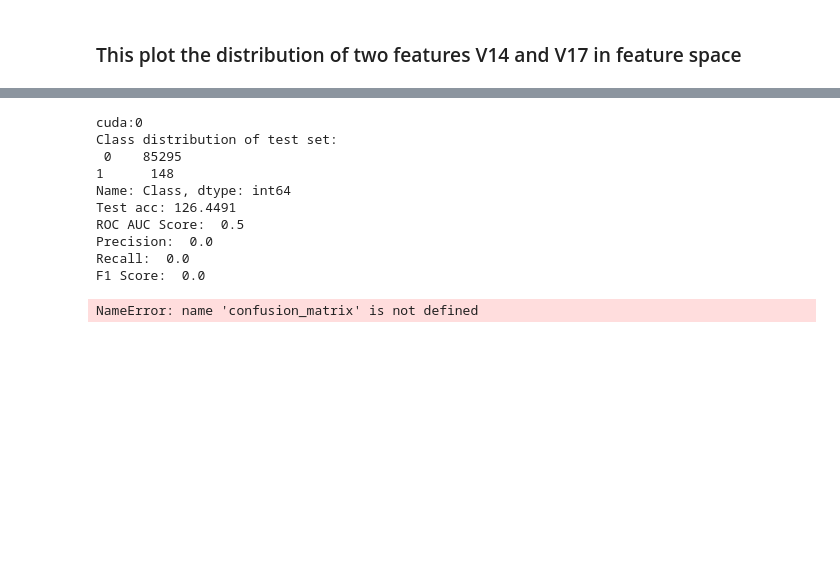
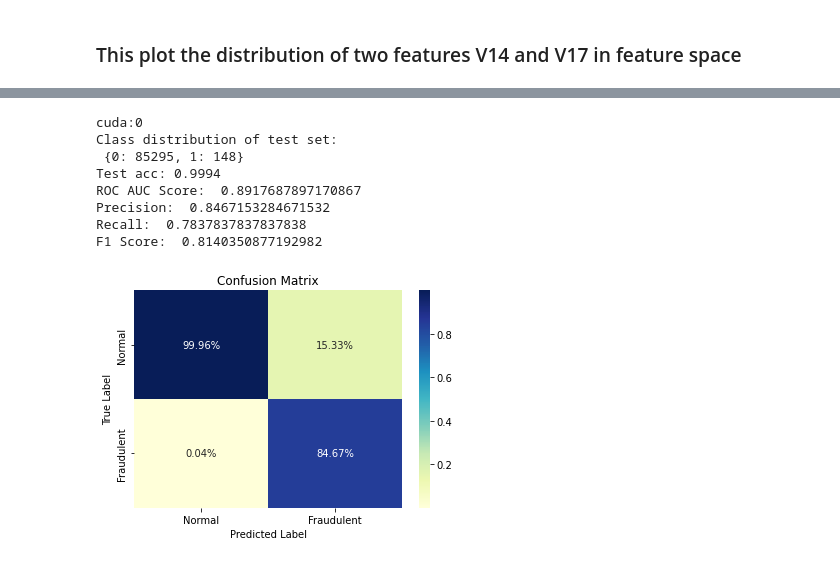
Before and after one commit to Haoyuan-L/Fed_DataMesh, a Jupyter notebook: Centralized_FraudNN/train.ipynb, the cells around one changed output, grey strips where cells are left out. Cells and saved outputs as stored; diff of their text form; code cells hidden in the pictures; blank space fills up the shorter version.

Commit message:
Update centralized model structure

```diff
--- a/Centralized_FraudNN/train.ipynb
+++ b/Centralized_FraudNN/train.ipynb
@@ -182,10 +175,10 @@ class CreditCardDataLoader(Dataset):
 
     def __getitem__(self, idx):
         return (
-            torch.tensor(self.digitial_transaction.iloc[idx].values, dtype=torch.float32),
-            torch.tensor(self.retail_transaction.iloc[idx].values, dtype=torch.float32),
-            torch.tensor(self.fraud_prevention.iloc[idx].values, dtype=torch.float32),
-            torch.tensor(self.label.iloc[idx], dtype=torch.float32)
+            torch.tensor(self.digitial_transaction[idx], dtype=torch.float32),
+            torch.tensor(self.retail_transaction[idx], dtype=torch.float32),
+            torch.tensor(self.fraud_prevention[idx], dtype=torch.float32),
+            torch.tensor(self.label[idx], dtype=torch.float32)
         )
 # %%
 class FraudNN(nn.Module):
@@ -253,8 +237,8 @@ def binary_acc(y_pred, y_test):
     return acc
 # %%
-learning_rate = 1e-3
-num_epochs = 120
-batch_size = 512
+learning_rate = 5e-4
+num_epochs = 60
+batch_size = 128
 
 device = torch.device("cuda:0" if torch.cuda.is_available() else "cpu")
 print(device)
@@ -267,7 +251,7 @@ dataset = CreditCardDataLoader(digital_transactrion, retail_transaction, fraud_p
 dataloader = DataLoader(dataset, batch_size=batch_size, shuffle=True)
 print("test")
 # create model
-model = FraudNN(input_size=input_size)
+model = FraudNN(input_size=input_size, hidden_size_1=64, hidden_size_2=32)
 model = model.to(device)
 print(model)
 
@@ -275,8 +259,7 @@ print(model)
 optimizer = torch.optim.Adam(model.parameters(), lr=learning_rate)
 
 # create loss function
-class_weights = torch.tensor([1.0, 5.0]).to(device)
-criterion = nn.BCEWithLogitsLoss(pos_weight=class_weights[1])
+criterion = nn.CrossEntropyLoss()
 
 # train model
 print("Start training...\n")
@@ -288,19 +271,16 @@ for epoch in tqdm(range(num_epochs)):
         digital_batch = digital_batch.to(device)
         retail_batch = retail_batch.to(device)
         fraud_batch = fraud_batch.to(device)
-        label_batch = label_batch.reshape(-1, 1).to(device)
+        label_batch = label_batch.to(device)
         optimizer.zero_grad()
         output = model(digital_batch, retail_batch, fraud_batch)
-        loss = criterion(output, label_batch)
+        loss = criterion(output, label_batch.long())
         acc = binary_acc(output, label_batch)
         loss.backward()
         optimizer.step()
         epoch_loss += loss.item()
         epoch_acc += acc
     print(f'Epoch {epoch+1} loss: {epoch_loss/len(dataloader):.8f} acc: {epoch_acc/len(dataloader):.4f}')
-
-# save model
-torch.save(model.state_dict(), 'fraud_detection_pipe1.pt')
 # %% [output]
 cuda:0
 test
@@ -340,11 +325,9 @@ torch.save(model.state_dict(), 'fraud_detection_pipe1.pt')
 # %%
 def binary_acc(y_pred, y_test):
-    acc = 0.0
-    y_pred_label = torch.round(torch.sigmoid(y_pred))
-    correct_pred = (y_pred_label == y_test).sum().float()
-    acc = correct_pred.item()/y_test.shape[0]
-
-
+    y_pred_label = torch.softmax(y_pred, dim=1)
+    _, y_pred_label = torch.max(y_pred_label, dim = 1)
+    correct_pred = (y_pred_label == y_test).sum()
+    acc = correct_pred/y_test.shape[0]
     return acc
 # %%
 # load model
@@ -354,7 +337,9 @@ print(device)
 # model_test.load_state_dict(torch.load('fraud_detection_pipe1.pt'))
 # model_test = model_test.to(device)
 
-print("Class distribution of test set:\n", y_test.value_counts())
+unique_classes, counts = np.unique(y_test, return_counts=True)
+class_distribution = dict(zip(unique_classes, counts))
+print("Class distribution of test set:\n", class_distribution)
 
 # create test dataset
 test_dataset = CreditCardDataLoader(digital_transactrion_test, retail_transaction_test, fraud_prevention_test, label=y_test)
@@ -396,18 +381,20 @@ print("F1 Score: ", f1)
 # %% [output]
 cuda:0
 Class distribution of test set:
- 0    85295
-1      148
-Name: Class, dtype: int64
-Test acc: 126.4491
-ROC AUC Score:  0.5
-Precision:  0.0
-Recall:  0.0
-F1 Score:  0.0
+ {0: 85295, 1: 148}
+Test acc: 0.9994
+ROC AUC Score:  0.8917687897170867
+Precision:  0.8467153284671532
+Recall:  0.7837837837837838
+F1 Score:  0.8140350877192982
-# %%
-confusion_matrix(y_true, y_pred)
-# %% [output]
-NameError: name 'confusion_matrix' is not defined
+# %%
+class_def = {0 : "Normal", 1 : "Fraudulent"}
+cm_df = pd.DataFrame(confusion_matrix(y_true, y_pred)).rename(columns=class_def, index=class_def)
+cm_df = cm_df / np.sum(cm_df)
+sns.heatmap(cm_df, annot=True, fmt='0.2%', cmap="YlGnBu").set(title="Confusion Matrix", xlabel="Predicted Label", ylabel="True Label")
+plt.show()
+# %% [output]
+[figure, added]
 # %%
 print(classification_report(y_true, y_pred))
 # %% [output]
```
Also changed, not shown: parts of 10 cells of this notebook, 1 other file.
